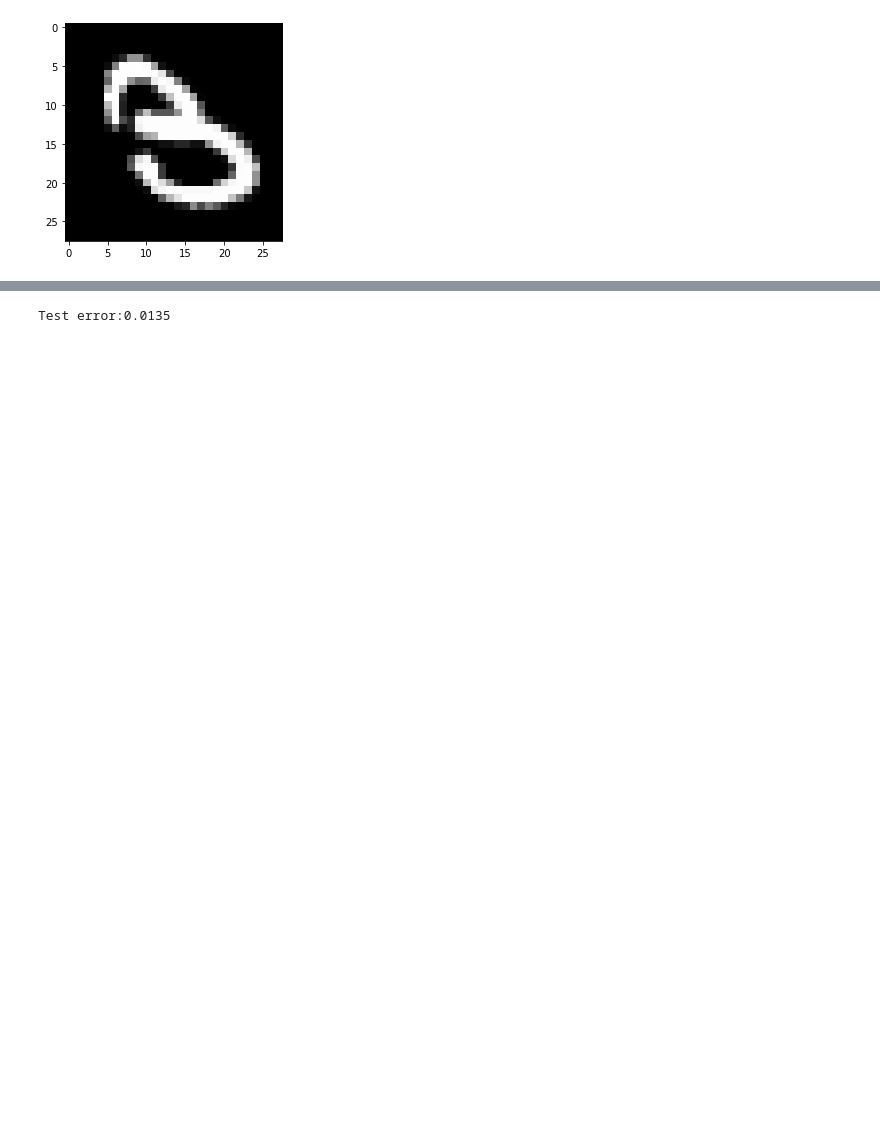
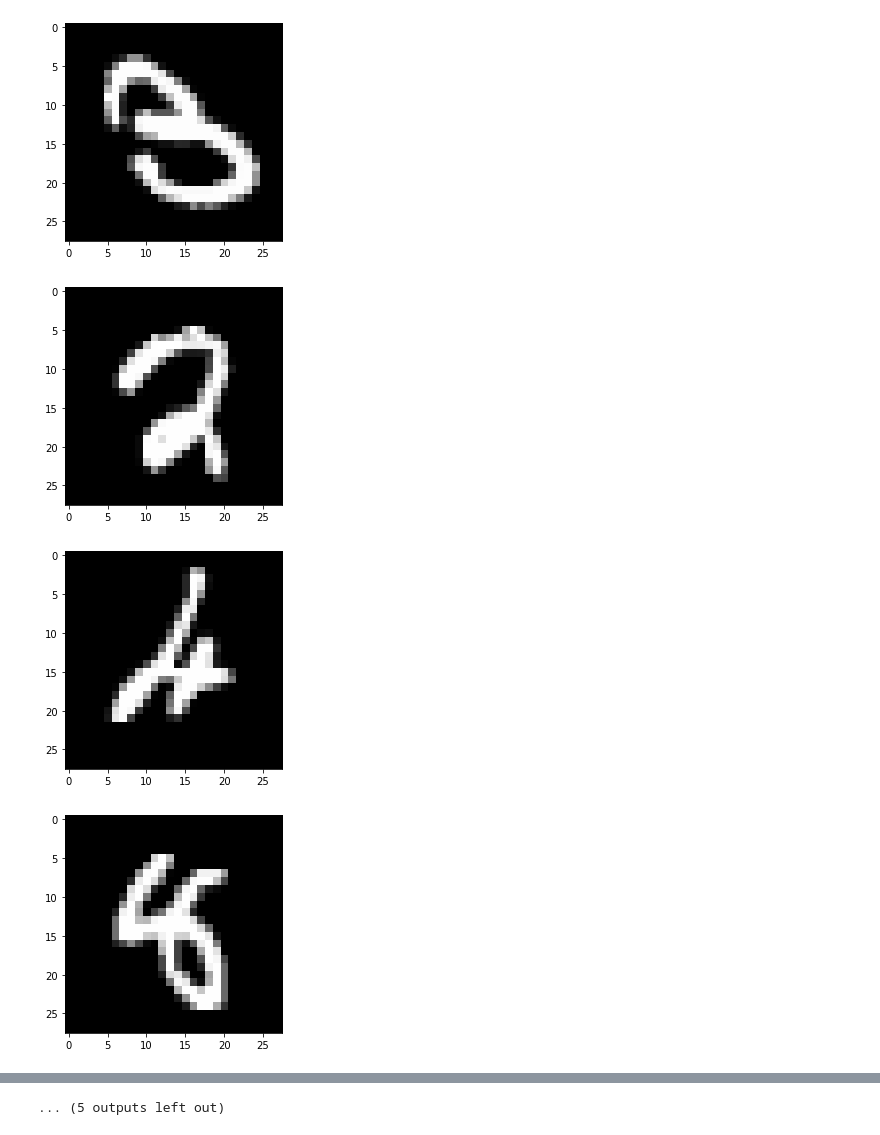
Before and after one commit to n4rgel/tfg-git, a Jupyter notebook: dia 2 seminario tensorflow 1 sin keras.ipynb, the cells around one changed output, grey strips where cells are left out. Saved outputs shown, nothing was run; the diff lists cells and outputs as text; code cells hidden in the pictures; blank space fills up the shorter version.

```diff
--- a/dia 2 seminario tensorflow 1 sin keras.ipynb
+++ b/dia 2 seminario tensorflow 1 sin keras.ipynb
@@ -88,17 +76,20 @@ entrenado
 # %%
 
 pred= np.argmax(sess.run(y, feed_dict={x:mnist.test.images, y_: mnist.test.labels}), axis=1)
 
 truelabels=np.argmax(mnist.test.labels, axis=1)
 
 errors=0
 
 for i in range(pred.shape[0]):
     if(pred[i]!= truelabels[i]):
-        if(i<100):
+        if(i<1000):
             plt.imshow(mnist.test.images[i].reshape(28,28),cmap='gray')
             plt.show()
         errors=errors+1
 print("Test error:"+ str(errors/pred.shape[0]))
 # %% [output]
 [figure]
+[figure, added]
+[figure, added]
+[figure, added]
@@ -105 +104 @@ print("Test error:"+ str(errors/pred.shape[0]))
-Test error:0.0135
+... (5 outputs left out)
```
Also changed, not shown: parts of 4 cells of this notebook.
